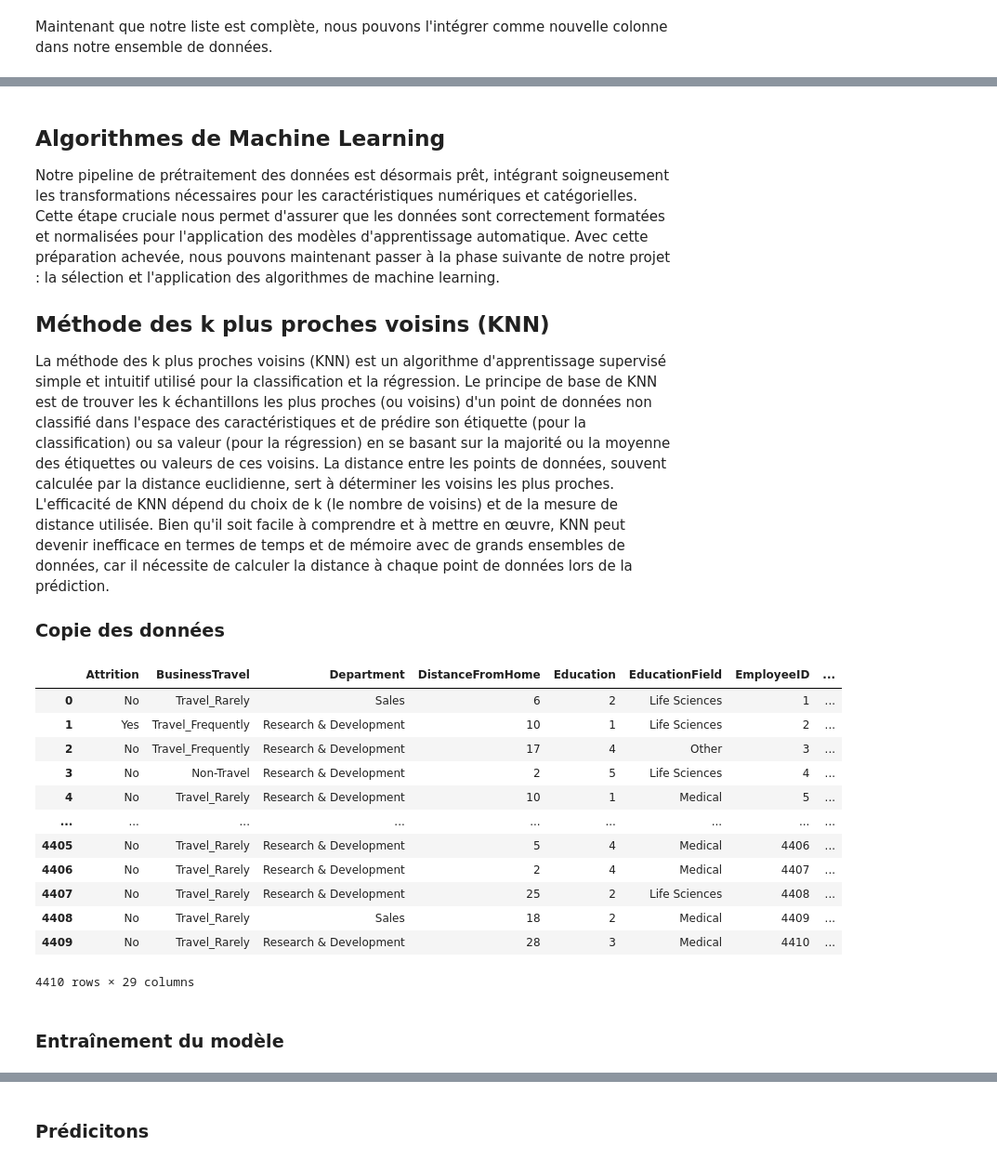
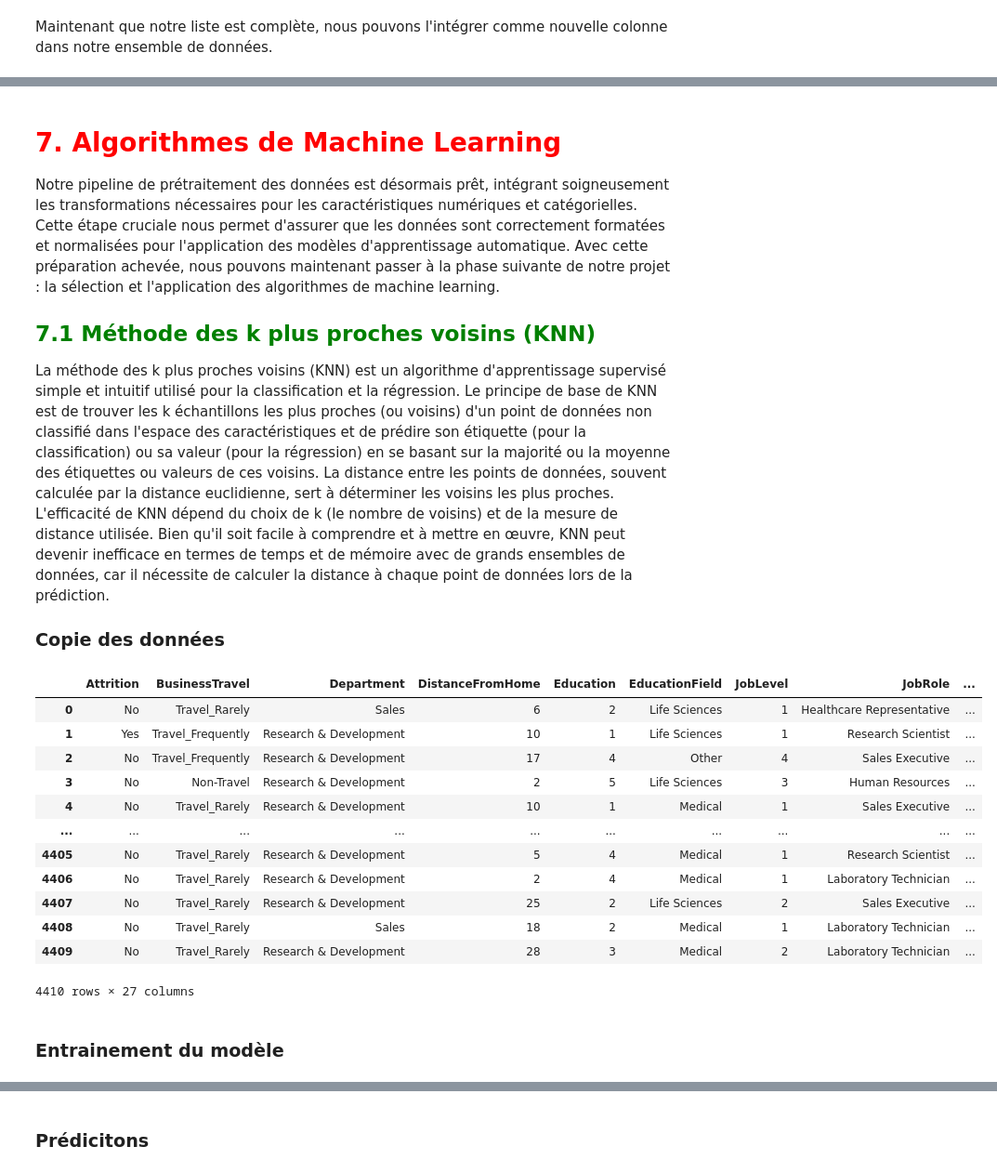
Before and after one commit to ocekic/HumanForYou-RetentionDesEmployesAI, a Jupyter notebook: Livrable_HumanForYou.ipynb, the cells around one changed output, grey strips where cells are left out. Shown at 93% size. Saved outputs shown, nothing was run; the diff lists cells and outputs as text; code cells hidden in the pictures.

```diff
--- a/Livrable_HumanForYou.ipynb
+++ b/Livrable_HumanForYou.ipynb
@@ -338,17 +299,14 @@ combined_csv
 # %% [markdown]
 On remarque que le temps de travail moyen n'est pas dans un format manipulable, nous allons donc le transofrmer en float. Idem pour l'heure d'arrivée et de départ.
 # %%
-Time_float = combined_csv['AverageTimeWorking'].dt.seconds
+Time_float = final_data['AverageTimeWorking'].dt.seconds
 Time_float = Time_float/3600
-print(Time_float)
-combined_csv['AverageTimeWorking'] = Time_float
+final_data['AverageTimeWorking'] = Time_float
 
-Time_float = combined_csv['AverageInTime'].dt.seconds
+Time_float = final_data['AverageInTime'].dt.seconds
 Time_float = Time_float/3600
-print(Time_float)
-combined_csv['AverageInTime'] = Time_float
+final_data['AverageInTime'] = Time_float
 
-Time_float = combined_csv['AverageOutTime'].dt.seconds
+Time_float = final_data['AverageOutTime'].dt.seconds
 Time_float = Time_float/3600
-print(Time_float)
-combined_csv['AverageOutTime'] = Time_float
+final_data['AverageOutTime'] = Time_float
@@ -412,18 +332,21 @@ Les données révèlent en effet des disparités significatives dans le temps de
 Nous allons élaborer une fonction destinée à générer une liste peuplée de booléens, où le chiffre 0 indiquera que l'employé travaille moins que la norme, 1 signifiera que son volume de travail est standard, et 2 révélera un état de surmenage.
 # %%
 WorkingTimeEval = []
-for i in range (0, combined_csv.shape[0]):
-    if combined_csv['AverageTimeWorking'][i] < combined_csv['StandardHours'][i] :
+for i in range (0, final_data.shape[0]):
+    if final_data['AverageTimeWorking'][i] < final_data['StandardHours'][i] :
         WorkingTimeEval.append(0)
-    elif (combined_csv['AverageTimeWorking'][i] >= combined_csv['StandardHours'][i]) and (combined_csv['AverageTimeWorking'][i] <= 9):
+    elif (final_data['AverageTimeWorking'][i] >= final_data['StandardHours'][i]) and (final_data['AverageTimeWorking'][i] <= 9):
         WorkingTimeEval.append(1)
-    elif combined_csv['AverageTimeWorking'][i] > 9 :
+    elif final_data['AverageTimeWorking'][i] > 9 :
         WorkingTimeEval.append(2)
 # %% [markdown]
 Maintenant que notre liste est complète, nous pouvons l'intégrer comme nouvelle colonne dans notre ensemble de données.
 # %%
-combined_csv['WorkingTimeEval'] = WorkingTimeEval
-combined_csv.info()
+final_data['WorkingTimeEval'] = WorkingTimeEval
+final_data.info()
+
+# Sauvegarde des données pour utilisation ultérieure
+final_data.to_csv('./data/combined.csv', index=False)
 # %% [output]
 <class 'pandas.core.frame.DataFrame'>
 RangeIndex: 4410 entries, 0 to 4409
@@ -447,4 +370,6 @@ memory usage: 999.3+ KB
 # %%
-combined_csv.hist(bins=50, figsize=(20,15))
+final_data = final_data.drop(columns=['EmployeeID','StandardHours'])
+
+final_data.hist(bins=50, figsize=(20,15))
 plt.show()
 # %% [output]
@@ -509,28 +467,29 @@ Colonnes catégorielles manquantes: []
 # %% [markdown]
-## Algorithmes de Machine Learning
+# <font color='red'>7. Algorithmes de Machine Learning  </font>
 Notre pipeline de prétraitement des données est désormais prêt, intégrant soigneusement les transformations nécessaires pour les caractéristiques numériques et catégorielles. Cette étape cruciale nous permet d'assurer que les données sont correctement formatées et normalisées pour l'application des modèles d'apprentissage automatique. Avec cette préparation achevée, nous pouvons maintenant passer à la phase suivante de notre projet : la sélection et l'application des algorithmes de machine learning.
 
-## Méthode des k plus proches voisins (KNN)
+## <font color='green'>7.1 Méthode des k plus proches voisins (KNN)</font>
+
 La méthode des k plus proches voisins (KNN) est un algorithme d'apprentissage supervisé simple et intuitif utilisé pour la classification et la régression. Le principe de base de KNN est de trouver les k échantillons les plus proches (ou voisins) d'un point de données non classifié dans l'espace des caractéristiques et de prédire son étiquette (pour la classification) ou sa valeur (pour la régression) en se basant sur la majorité ou la moyenne des étiquettes ou valeurs de ces voisins. La distance entre les points de données, souvent calculée par la distance euclidienne, sert à déterminer les voisins les plus proches. L'efficacité de KNN dépend du choix de k (le nombre de voisins) et de la mesure de distance utilisée. Bien qu'il soit facile à comprendre et à mettre en œuvre, KNN peut devenir inefficace en termes de temps et de mémoire avec de grands ensembles de données, car il nécessite de calculer la distance à chaque point de données lors de la prédiction.
 
 ### Copie des données
 # %%
-dataSetKNN = combined_csv.copy()
+dataSetKNN = final_data.copy()
 dataSetKNN
 # %% [output]
-|  | Attrition | BusinessTravel | Department | DistanceFromHome | Education | EducationField | EmployeeID | ... |
-| 0 | No | Travel_Rarely | Sales | 6 | 2 | Life Sciences | 1 | ... |
-| 1 | Yes | Travel_Frequently | Research & Development | 10 | 1 | Life Sciences | 2 | ... |
-| 2 | No | Travel_Frequently | Research & Development | 17 | 4 | Other | 3 | ... |
-| 3 | No | Non-Travel | Research & Development | 2 | 5 | Life Sciences | 4 | ... |
-| 4 | No | Travel_Rarely | Research & Development | 10 | 1 | Medical | 5 | ... |
-| ... | ... | ... | ... | ... | ... | ... | ... | ... |
-| 4405 | No | Travel_Rarely | Research & Development | 5 | 4 | Medical | 4406 | ... |
-| 4406 | No | Travel_Rarely | Research & Development | 2 | 4 | Medical | 4407 | ... |
-| 4407 | No | Travel_Rarely | Research & Development | 25 | 2 | Life Sciences | 4408 | ... |
-| 4408 | No | Travel_Rarely | Sales | 18 | 2 | Medical | 4409 | ... |
-| 4409 | No | Travel_Rarely | Research & Development | 28 | 3 | Medical | 4410 | ... |
+|  | Attrition | BusinessTravel | Department | DistanceFromHome | Education | EducationField | JobLevel | JobRole | ... |
+| 0 | No | Travel_Rarely | Sales | 6 | 2 | Life Sciences | 1 | Healthcare Representative | ... |
+| 1 | Yes | Travel_Frequently | Research & Development | 10 | 1 | Life Sciences | 1 | Research Scientist | ... |
+| 2 | No | Travel_Frequently | Research & Development | 17 | 4 | Other | 4 | Sales Executive | ... |
+| 3 | No | Non-Travel | Research & Development | 2 | 5 | Life Sciences | 3 | Human Resources | ... |
+| 4 | No | Travel_Rarely | Research & Development | 10 | 1 | Medical | 1 | Sales Executive | ... |
+| ... | ... | ... | ... | ... | ... | ... | ... | ... | ... |
+| 4405 | No | Travel_Rarely | Research & Development | 5 | 4 | Medical | 1 | Research Scientist | ... |
+| 4406 | No | Travel_Rarely | Research & Development | 2 | 4 | Medical | 1 | Laboratory Technician | ... |
+| 4407 | No | Travel_Rarely | Research & Development | 25 | 2 | Life Sciences | 2 | Sales Executive | ... |
+| 4408 | No | Travel_Rarely | Sales | 18 | 2 | Medical | 1 | Laboratory Technician | ... |
+| 4409 | No | Travel_Rarely | Research & Development | 28 | 3 | Medical | 2 | Laboratory Technician | ... |
-4410 rows × 29 columns
+4410 rows × 27 columns
 # %%
 # Création d'un pipeline intégrant le préprocesseur et le modèle KNN
 knn_pipeline = Pipeline(steps=[
@@ -538,7 +497,7 @@ knn_pipeline = Pipeline(steps=[
     ('classifier', KNeighborsClassifier())
 ])
 # %% [markdown]
-### Entraînement du modèle
+### Entrainement du modèle
 # %%
 # Division en ensembles d'entraînement et de test
 X_train, X_test, y_train, y_test = train_test_split(X, y, test_size=0.3, random_state=42)
```
Also changed, not shown: parts of 102 cells of this notebook.
